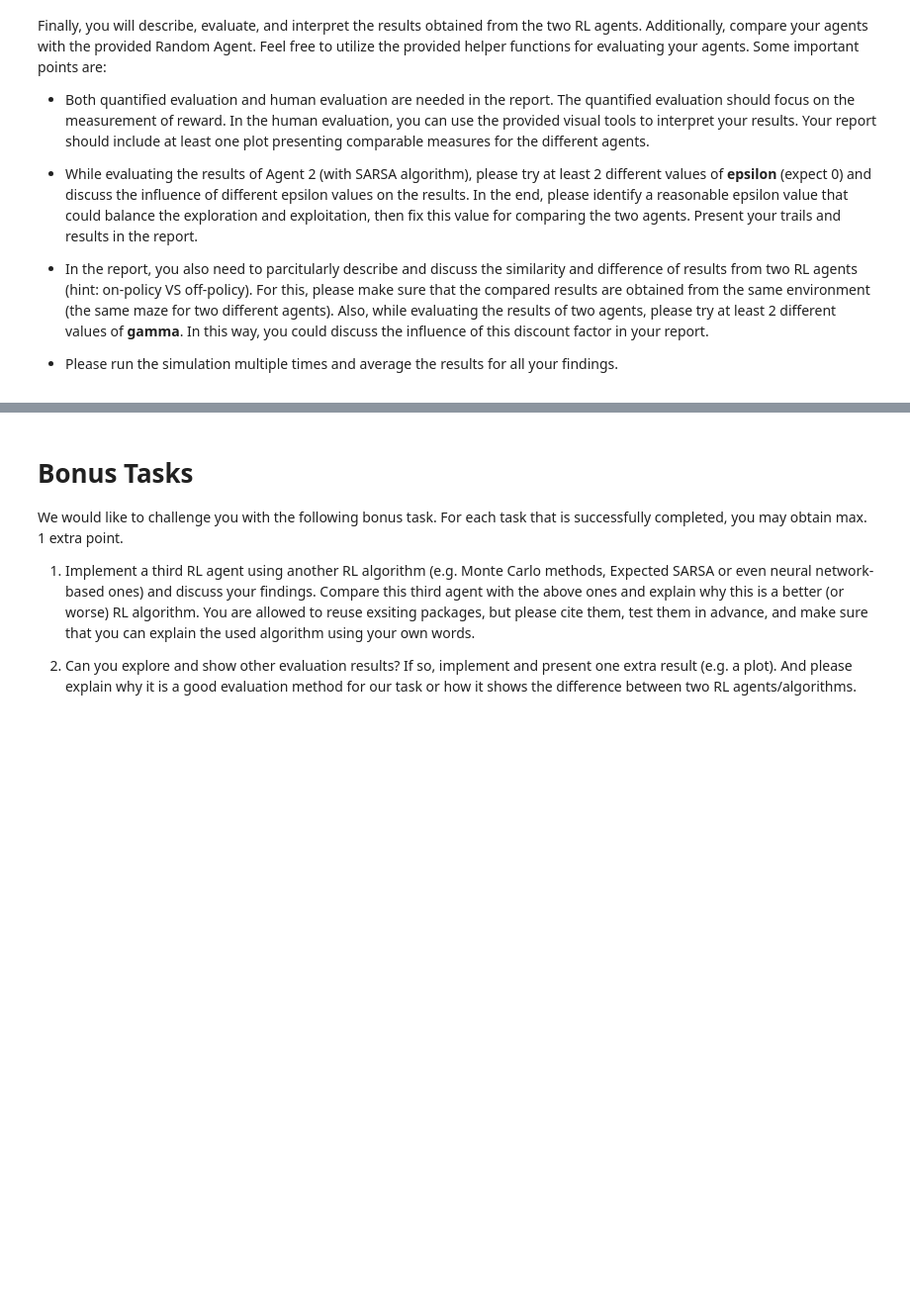
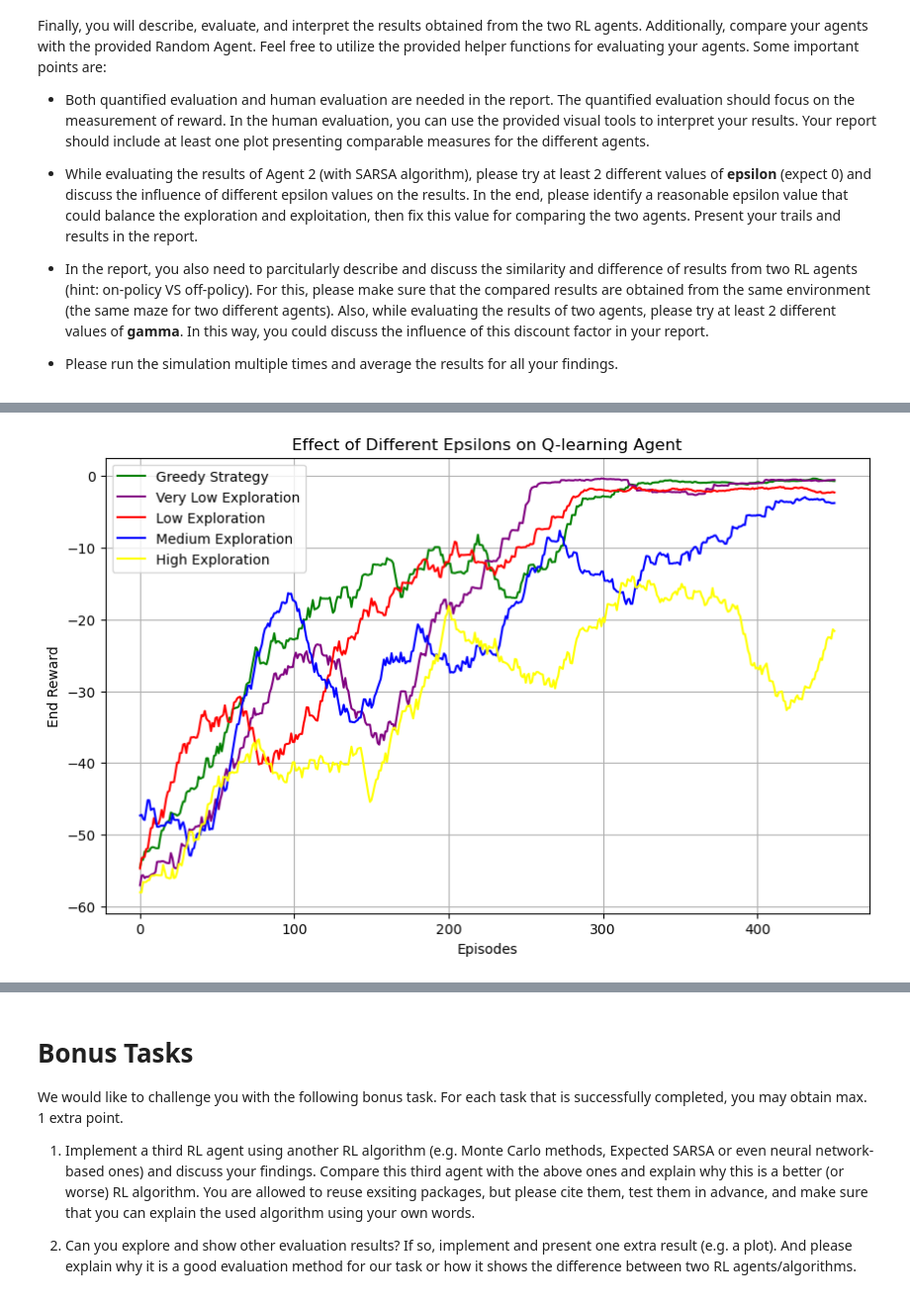
Before and after one commit to smichaelino/APML-Assignment-1, a Jupyter notebook: assignment-3/Assignment_3.ipynb, the cells around one changed output, grey strips where cells are left out. Shown at 99% size. Cells and saved outputs as stored; diff of their text form; code cells hidden in the pictures; blank space fills up the shorter version.

```diff
--- a/assignment-3/Assignment_3.ipynb
+++ b/assignment-3/Assignment_3.ipynb
@@ -400,21 +437,38 @@ plt.show()
 # %%
 # Epsilon experimenting (Q-Learning)
+qlearn_greedy = qLearningAgent(env, exploration_rate=0.0)
+r_qlearn_greedy = run_simulation(qlearn_greedy, env)
 
-qlearn_low = sarsaAgent(env, exploration_rate=0.1, discount_factor=0.99)
+qlearn_very_low = qLearningAgent(env, exploration_rate=0.01)
+r_qlearn_very_low = run_simulation(qlearn_very_low, env)
+
+qlearn_low = qLearningAgent(env, exploration_rate=0.1)
 r_qlearn_low = run_simulation(qlearn_low, env)
 
-qlearn_high = sarsaAgent(env, exploration_rate=0.8, discount_factor=0.99)
+qlearn_medium = qLearningAgent(env, exploration_rate=0.2)
+r_qlearn_medium = run_simulation(qlearn_medium, env)
+
+qlearn_high = qLearningAgent(env, exploration_rate=0.5)
 r_qlearn_high = run_simulation(qlearn_high, env)
 
+
+
+
+
 plt.figure(figsize=(10, 6))
+plt.plot(curveSmoother(r_qlearn_greedy), label='Greedy Strategy', color='green')
+plt.plot(curveSmoother(r_qlearn_very_low), label='Very Low Exploration', color='purple')
 plt.plot(curveSmoother(r_qlearn_low), label='Low Exploration', color='red')
-plt.plot(curveSmoother(r_qlearn_high), label='High Exploration', color='blue')
-plt.title('Effect of Different Epsilons on Q Agent')
+plt.plot(curveSmoother(r_qlearn_medium), label='Medium Exploration', color='blue')
+plt.plot(curveSmoother(r_qlearn_high), label='High Exploration', color='yellow')
+plt.title('Effect of Different Epsilons on Q-learning Agent')
 plt.xlabel('Episodes')
 plt.ylabel('End Reward')
 plt.legend()
 plt.grid(True)
 plt.show()
+# %% [output]
+[figure, added]
 # %%
 # Heatmaps
 
```
Also changed, not shown: parts of 10 cells of this notebook.
